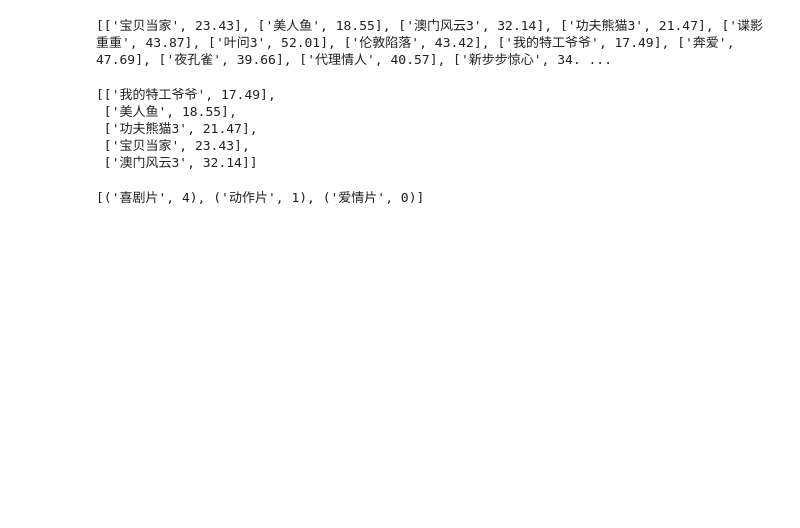
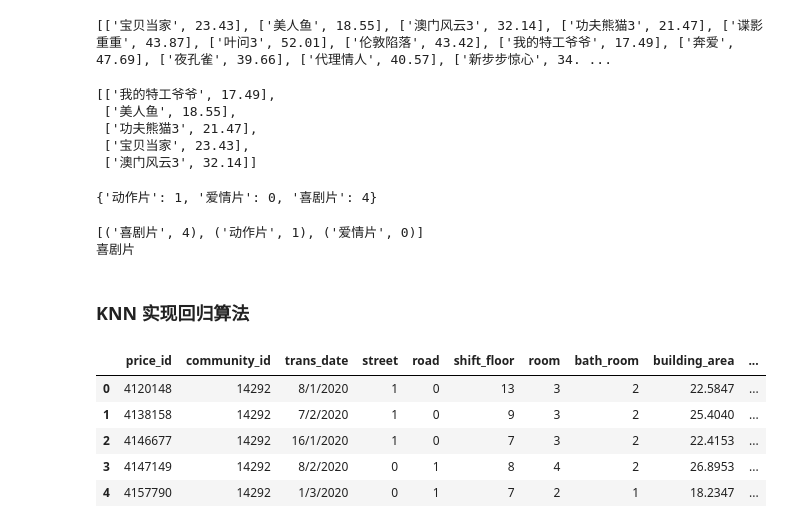
Before and after one commit to xiaoxie110/python_learn, a Jupyter notebook: knn.ipynb, the cells around one changed output. Drawn from its saved outputs; the diff is of its cells as text; code cells hidden in the pictures; blank space fills up the shorter version.

```diff
--- a/knn.ipynb
+++ b/knn.ipynb
@@ -40,11 +46,37 @@ KNN
  ['宝贝当家', 23.43],
  ['澳门风云3', 32.14]]
 # %%
-labels = {"喜剧片":0,"动作片":0,"爱情片":0}
+# 计算距离最小的N个样本所属类型分类统计
+labels = {"动作片":0,"爱情片":0,"喜剧片":0,}
 for s in KNN:
     label = movie_data[s[0]]
     labels[label[3]] += 1
-labels =sorted(labels.items(),key=lambda l: l[1],reverse=True)
 labels
 # %% [output]
-[('喜剧片', 4), ('动作片', 1), ('爱情片', 0)]
+{'动作片': 1, '爱情片': 0, '喜剧片': 4}
+# %%
+#按照出现频率次数从高到低排序
+labels =sorted(labels.items(),key=lambda l: l[1],reverse=True)
+print(labels,labels[0][0],sep='\n')
+# %% [output]
+[('喜剧片', 4), ('动作片', 1), ('爱情片', 0)]
+喜剧片
+# %% [markdown]
+### KNN 实现回归算法
+# %%
+import pandas as pd
+import matplotlib
+import matplotlib.pyplot as plt
+import numpy as np
+import seaborn as sns
+#预测房屋价格
+#读取数据
+df = pd.read_csv('room.csv', nrows = 500)
+df.head()  # data frame
+# %% [output]
+|  | price_id | community_id | trans_date | street | road | shift_floor | room | bath_room | building_area | ... |
+| 0 | 4120148 | 14292 | 8/1/2020 | 1 | 0 | 13 | 3 | 2 | 22.5847 | ... |
+| 1 | 4138158 | 14292 | 7/2/2020 | 1 | 0 | 9 | 3 | 2 | 25.4040 | ... |
+| 2 | 4146677 | 14292 | 16/1/2020 | 1 | 0 | 7 | 3 | 2 | 22.4153 | ... |
+| 3 | 4147149 | 14292 | 8/2/2020 | 0 | 1 | 8 | 4 | 2 | 26.8953 | ... |
+| 4 | 4157790 | 14292 | 1/3/2020 | 0 | 1 | 7 | 2 | 1 | 18.2347 | ... |
```
Also changed, not shown: parts of 6 cells of this notebook, 4 other files.
